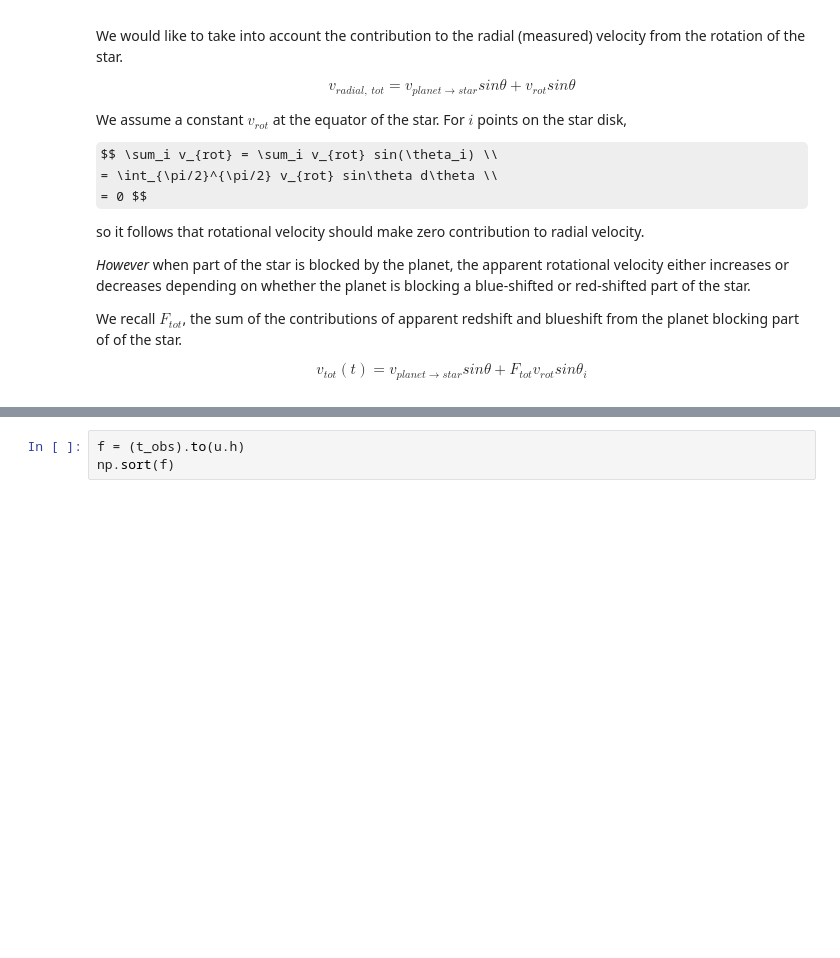
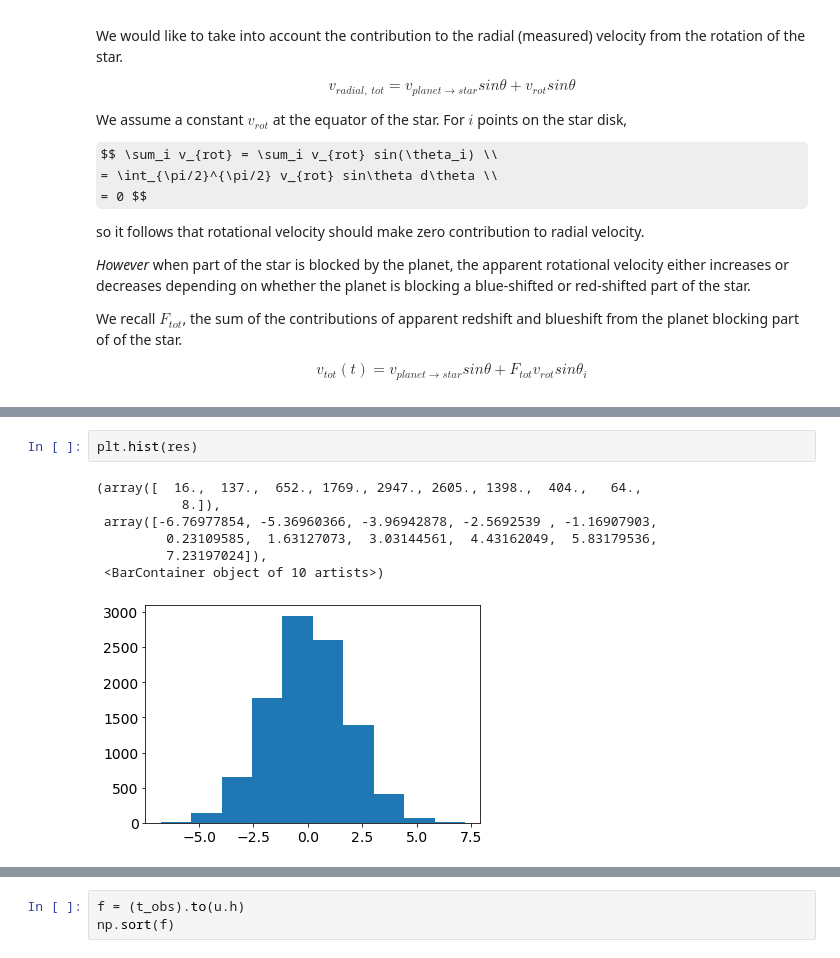
Before and after one commit to namagu/rossiter-mclaughlin-coaddventure, a Jupyter notebook: rv_from_scratch.ipynb, the cells around one changed output, grey strips where cells are left out. Cells and saved outputs as stored; diff of their text form; some formulas as TeX source; blank space fills up the shorter version.

```diff
--- a/rv_from_scratch.ipynb
+++ b/rv_from_scratch.ipynb
@@ -845,0 +870,10 @@ $748.77243 \; \mathrm{\frac{m}{s}}$
+# %%
+plt.hist(res)
+# %% [output]
+(array([  16.,  137.,  652., 1769., 2947., 2605., 1398.,  404.,   64.,
+           8.]),
+ array([-6.76977854, -5.36960366, -3.96942878, -2.5692539 , -1.16907903,
+         0.23109585,  1.63127073,  3.03144561,  4.43162049,  5.83179536,
+         7.23197024]),
+ <BarContainer object of 10 artists>)
+[figure, added]
```
Also changed, not shown: parts of 14 cells of this notebook.
